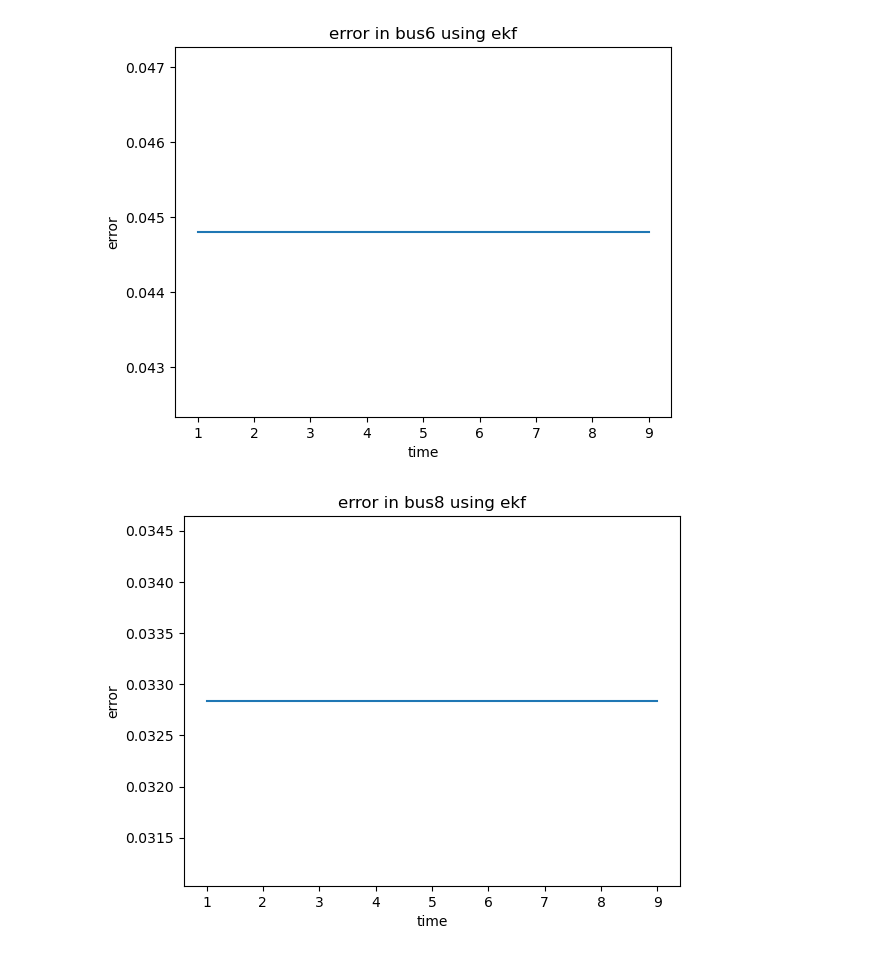
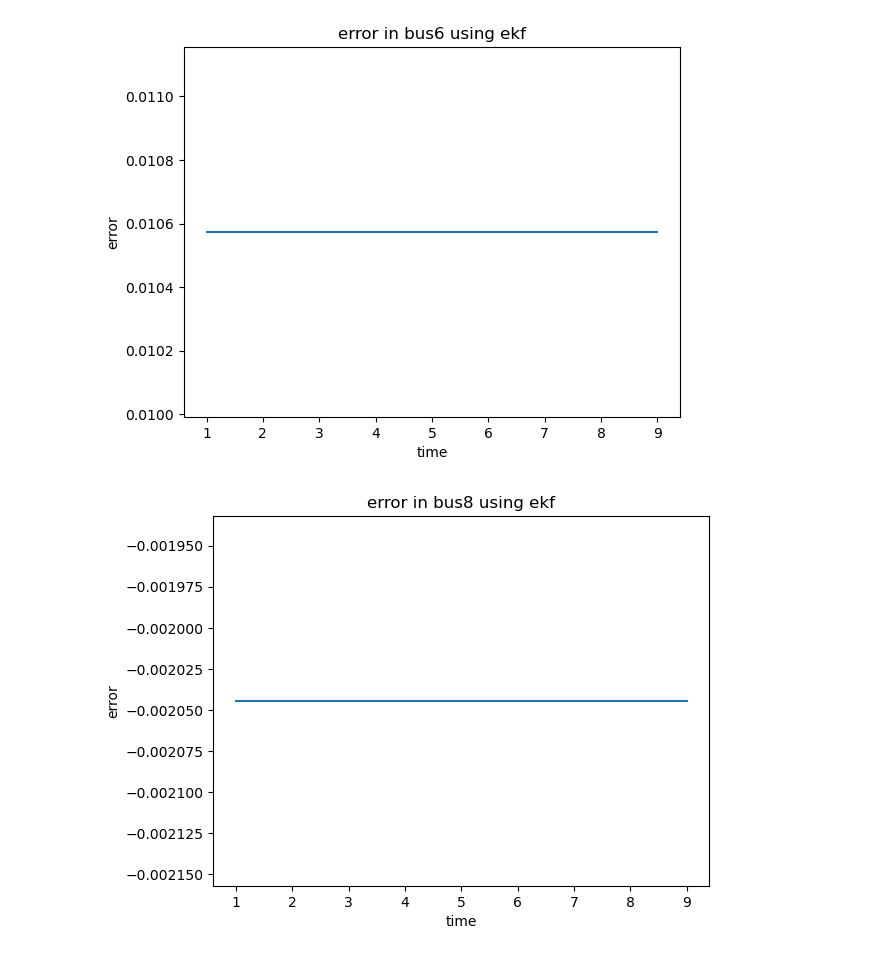
Before and after one commit to ayush-thakur/DSE_IEEE_14_bus, a Jupyter notebook: DSE_EKF_2.ipynb, the cells around one changed output. Saved outputs shown, nothing was run; the diff lists cells and outputs as text; code cells hidden in the pictures.

```diff
--- a/DSE_EKF_2.ipynb
+++ b/DSE_EKF_2.ipynb
@@ -457,7 +457,7 @@ for i in range (1,10):
                 continue
             y11=ekf.x[13+i1]
             y_g[i1].append(y11.item())
-            y_error[i1].append((df[f'Subsystem #1|CTLs|Vars|Vrms_{i1+1}'][0]/11.2)-y_g[i1][c1])
+            y_error[i1].append((df[f'Subsystem #1|CTLs|Vars|Vrms_{i1+1}'][0]/11.6)-y_g[i1][c1])
 
         x_g.append(i)
         y_actual.append(df['Subsystem #1|CTLs|Vars|Vrms_4'][0]/10)
@@ -489,6 +489,8 @@ for i2 in range(14):
     if(i2==6):
         continue
     plot.plot(x_g,y_error[i2],label=f"error")
+    ax=plot.gca()
+    # ax.set_ylim(0.001750,0.001775)
     plot.title(f'error in bus{i2+1} using ekf')
     plot.xlabel('time')
     plot.ylabel('error')
@@ -527,2 +529,2 @@ for i2 in range(14):
-[figure, old version]
+[figure, new version]
-[figure, old version]
+[figure, new version]
```
Also changed, not shown: parts of 1 cell of this notebook.
